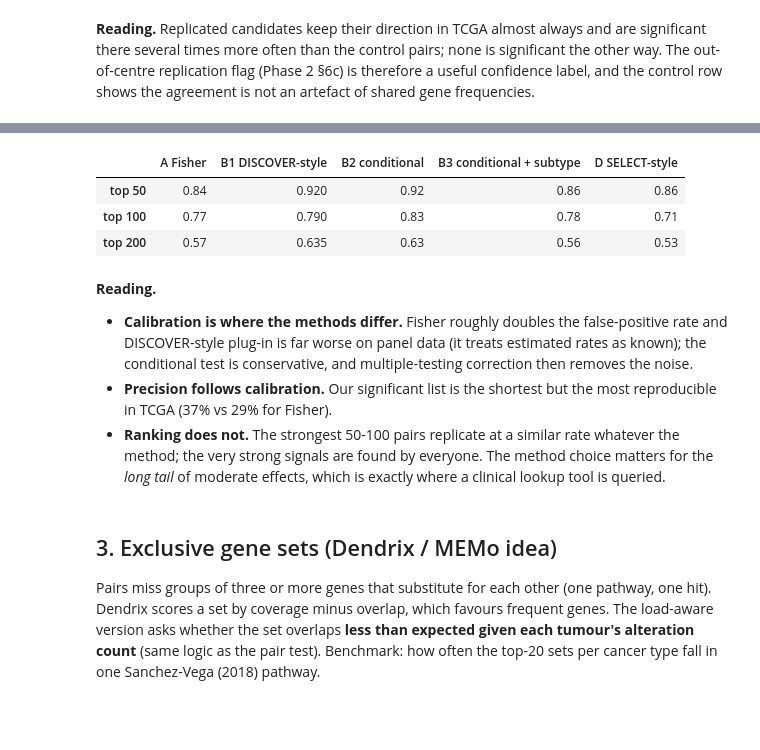
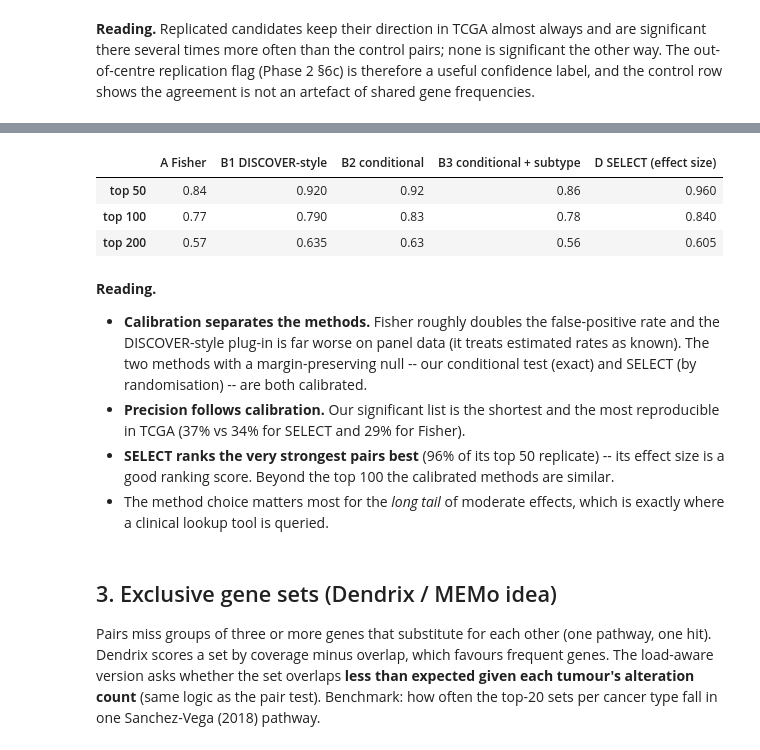
Before and after one commit to Wlimni/Learning-Cancer-Mutation-Landscapes-from-Large-Scale-Mutation-Testing-Data-fyp, a Jupyter notebook: notebooks/05_validation_and_methods.ipynb, the cells around one changed output, grey strips where cells are left out. Drawn from its saved outputs; the diff is of its cells as text; code cells hidden in the pictures; blank space fills up the shorter version.

```diff
--- a/notebooks/05_validation_and_methods.ipynb
+++ b/notebooks/05_validation_and_methods.ipynb
@@ -92,0 +87,14 @@ saved; from `results/logs/15_method_benchmark.log` -- share of null pairs with p
+# %%
+mb = pd.read_parquet(P + "method_benchmark.parquet")
+nb_null = pd.read_parquet(P + "method_benchmark_null.parquet")
+M = {"A Fisher": ("p_fisher", "dir_fisher"), "B1 DISCOVER-style": ("p_discover", "dir_discover"),
+     "B2 conditional": ("p_conditional", "dir_conditional"), "B3 conditional + subtype": ("p_cond_subtype", "dir_cond_subtype"),
+     "D SELECT": ("p_select", "dir_select")}
+
+
+def qv(df, pc):   # SELECT reports its own empirical FDR; the others use Benjamini-Hochberg
+    return df["q_select"].to_numpy() if pc == "p_select" else false_discovery_control(df[pc].clip(1e-300, 1))
+
+
+pd.DataFrame([dict(method=n, null_p05=(nb_null[pc] < .05).mean(), null_after_FDR=(qv(nb_null, pc) < .05).mean())
+              for n, (pc, _) in M.items()]).round(3)
@@ -93,10 +111,7 @@ saved; from `results/logs/15_method_benchmark.log` -- share of null pairs with p
 # %%
-mb = pd.read_parquet(P + "method_benchmark.parquet")
-M = {"A Fisher": ("p_fisher", "dir_fisher"), "B1 DISCOVER-style": ("p_discover", "dir_discover"),
-     "B2 conditional": ("p_conditional", "dir_conditional"), "B3 conditional + subtype": ("p_cond_subtype", "dir_cond_subtype")}
 rows = []
 for name, (pc, dc) in M.items():
-    q = false_discovery_control(mb[pc].clip(1e-300, 1))
+    q = qv(mb, pc)
     s = mb[(q < .05) & mb.tcga_p.notna()]
     rows.append(dict(method=name, significant=int((q < .05).sum()), testable_in_TCGA=len(s),
                      replicate_in_TCGA=((s.tcga_p < .05) & (s.tcga_direction == s[dc])).mean(),
@@ -111,27 +127,29 @@ pd.DataFrame(rows).round(3)
 # %%
 # (3) Ranking: of each method's K strongest pairs, how many replicate in TCGA?
 t = mb[mb.tcga_p.notna()]
-scores = {name: (t[pc], t[dc]) for name, (pc, dc) in M.items()}
-scores["D SELECT-style"] = (-t["mi_select"], t["dir_select"])
+scores = {name: (t[pc], t[dc]) for name, (pc, dc) in M.items() if pc != "p_select"}
+scores["D SELECT (effect size)"] = (-t["es_select"], t["dir_select"])
 pd.DataFrame({name: [((top.tcga_p < .05) & (top.tcga_direction == top._d)).mean()
                      for K in (50, 100, 200)
                      for top in [t.assign(_s=s.to_numpy(), _d=d.to_numpy()).nsmallest(K, "_s")]]
               for name, (s, d) in scores.items()}, index=["top 50", "top 100", "top 200"]).round(3)
 # %% [output]
-|  | A Fisher | B1 DISCOVER-style | B2 conditional | B3 conditional + subtype | D SELECT-style |
-| top 50 | 0.84 | 0.920 | 0.92 | 0.86 | 0.86 |
-| top 100 | 0.77 | 0.790 | 0.83 | 0.78 | 0.71 |
-| top 200 | 0.57 | 0.635 | 0.63 | 0.56 | 0.53 |
+|  | A Fisher | B1 DISCOVER-style | B2 conditional | B3 conditional + subtype | D SELECT (effect size) |
+| top 50 | 0.84 | 0.920 | 0.92 | 0.86 | 0.960 |
+| top 100 | 0.77 | 0.790 | 0.83 | 0.78 | 0.840 |
+| top 200 | 0.57 | 0.635 | 0.63 | 0.56 | 0.605 |
 # %% [markdown]
 **Reading.**
-- **Calibration is where the methods differ.** Fisher roughly doubles the false-positive rate
-  and DISCOVER-style plug-in is far worse on panel data (it treats estimated rates as known);
-  the conditional test is conservative, and multiple-testing correction then removes the noise.
-- **Precision follows calibration.** Our significant list is the shortest but the most
-  reproducible in TCGA (37% vs 29% for Fisher).
-- **Ranking does not.** The strongest 50-100 pairs replicate at a similar rate whatever the method;
-  the very strong signals are found by everyone. The method choice matters for the *long tail* of
-  moderate effects, which is exactly where a clinical lookup tool is queried.
+- **Calibration separates the methods.** Fisher roughly doubles the false-positive rate and the
+  DISCOVER-style plug-in is far worse on panel data (it treats estimated rates as known). The two
+  methods with a margin-preserving null -- our conditional test (exact) and SELECT (by randomisation)
+  -- are both calibrated.
+- **Precision follows calibration.** Our significant list is the shortest and the most reproducible
+  in TCGA (37% vs 34% for SELECT and 29% for Fisher).
+- **SELECT ranks the very strongest pairs best** (96% of its top 50 replicate) -- its effect size is
+  a good ranking score. Beyond the top 100 the calibrated methods are similar.
+- The method choice matters most for the *long tail* of moderate effects, which is exactly where a
+  clinical lookup tool is queried.
 # %% [markdown]
 ## 3. Exclusive gene sets (Dendrix / MEMo idea)
 
```
Also changed, not shown: parts of 7 cells of this notebook, 12 other files.
